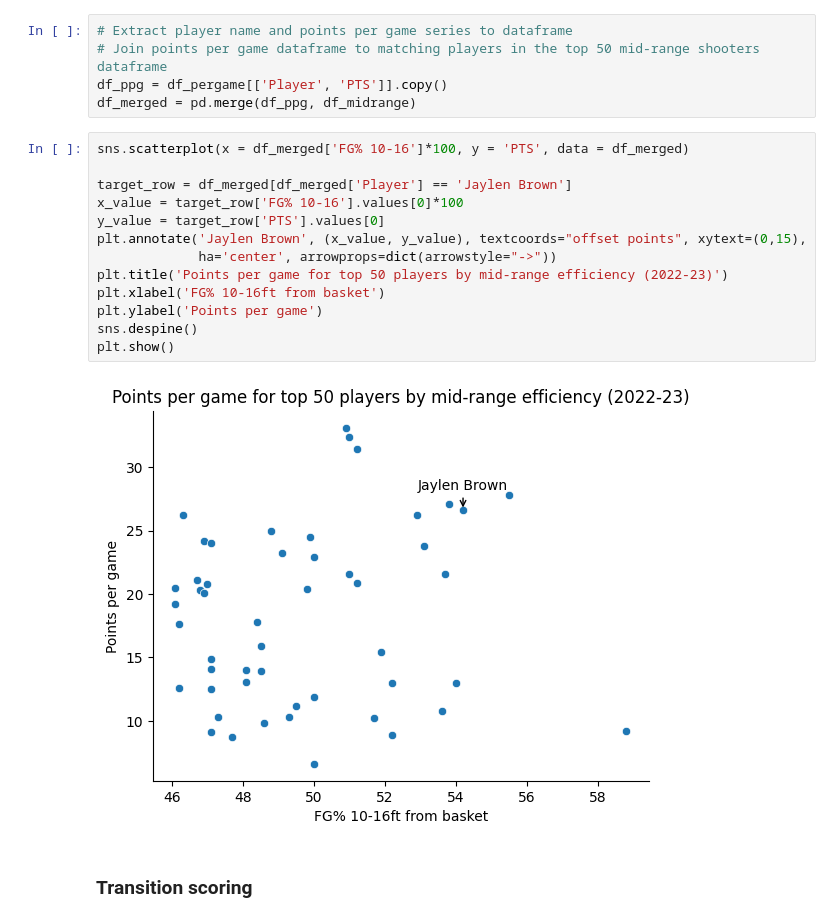
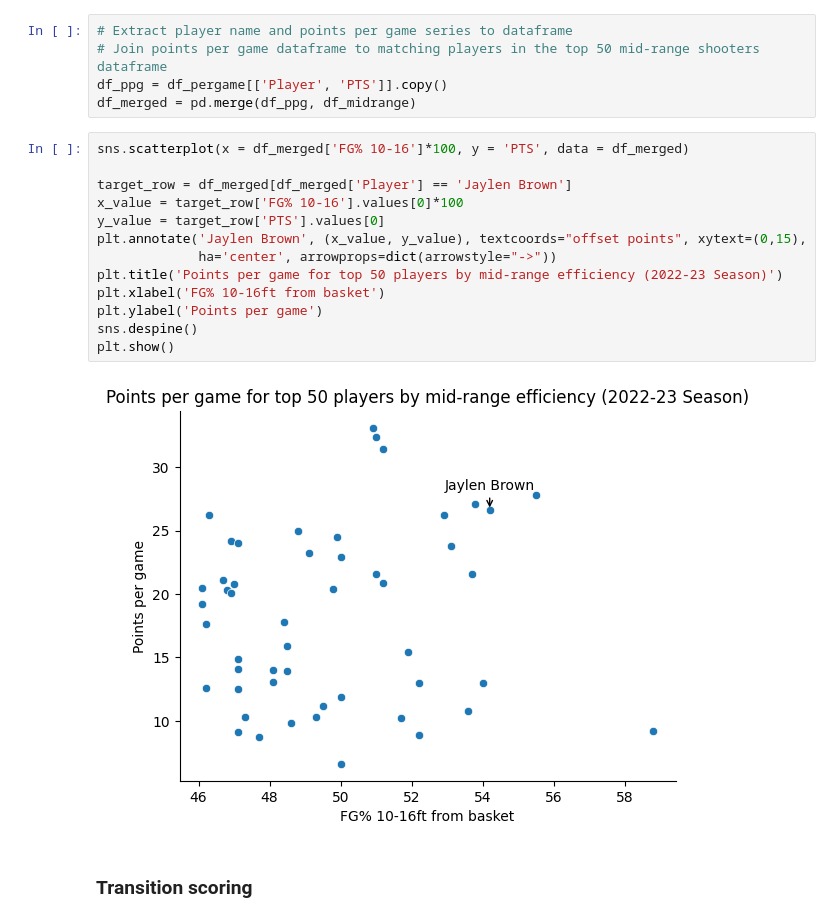
Before and after one commit to namhyk/jb-analysis, a Jupyter notebook: jaylen_brown.ipynb, the cells around one changed output. Saved outputs shown, nothing was run; the diff lists cells and outputs as text.

Commit message:
Update jaylen_brown.ipynb
Change variable names for consistency
Change title names for consistency

```diff
--- a/jaylen_brown.ipynb
+++ b/jaylen_brown.ipynb
@@ -165,18 +165,18 @@ df_merged = pd.merge(df_ppg, df_midrange)
 # %%
 sns.scatterplot(x = df_merged['FG% 10-16']*100, y = 'PTS', data = df_merged)
 
 target_row = df_merged[df_merged['Player'] == 'Jaylen Brown']
 x_value = target_row['FG% 10-16'].values[0]*100
 y_value = target_row['PTS'].values[0]
 plt.annotate('Jaylen Brown', (x_value, y_value), textcoords="offset points", xytext=(0,15),
              ha='center', arrowprops=dict(arrowstyle="->"))
-plt.title('Points per game for top 50 players by mid-range efficiency (2022-23)')
+plt.title('Points per game for top 50 players by mid-range efficiency (2022-23 Season)')
 plt.xlabel('FG% 10-16ft from basket')
 plt.ylabel('Points per game')
 sns.despine()
 plt.show()
 # %% [output]
-[figure, old version]
+[figure, new version]
 # %% [markdown]
 ### Transition scoring
 # %%
```
Also changed, not shown: parts of 11 cells of this notebook.
